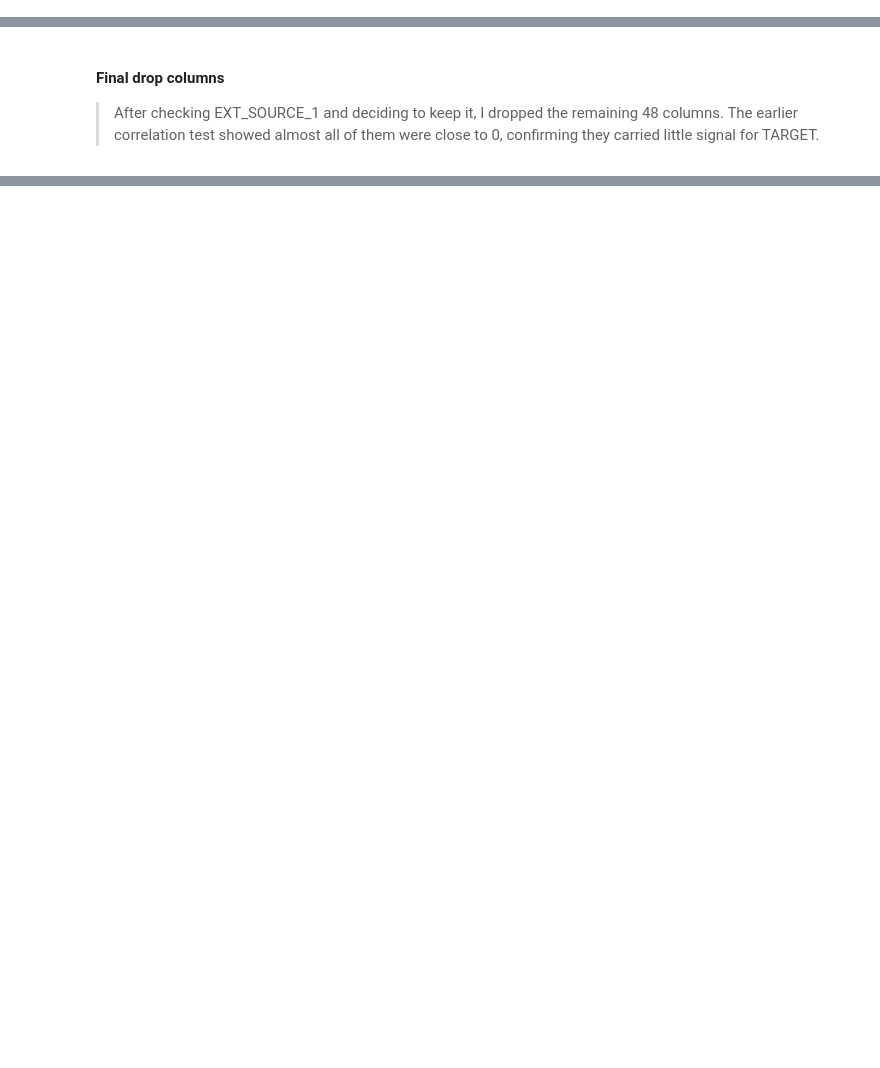
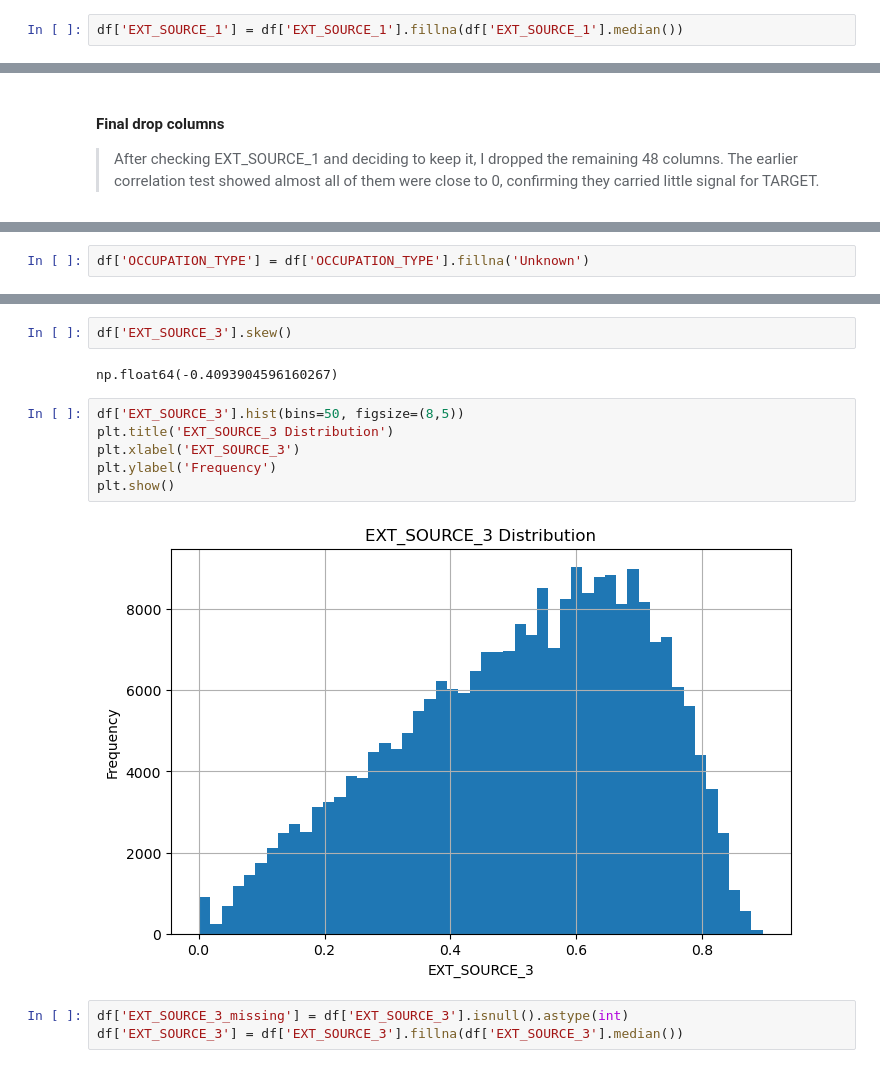
Before and after one commit to edgarordonezz/loan-default-predictor, a Jupyter notebook: load_default_eda_training.ipynb, the cells around one changed output, grey strips where cells are left out. Drawn from its saved outputs; the diff is of its cells as text; blank space fills up the shorter version.

```diff
--- a/load_default_eda_training.ipynb
+++ b/load_default_eda_training.ipynb
@@ -348,0 +338,2 @@ Name: TARGET, dtype: float64
+# %%
+df['EXT_SOURCE_1'] = df['EXT_SOURCE_1'].fillna(df['EXT_SOURCE_1'].median())
@@ -440,0 +525,2 @@ df.head()
+# %%
+df['OCCUPATION_TYPE'] = df['OCCUPATION_TYPE'].fillna('Unknown')
@@ -440,0 +573,15 @@ df.head()
+# %%
+df['EXT_SOURCE_3'].skew()
+# %% [output]
+np.float64(-0.4093904596160267)
+# %%
+df['EXT_SOURCE_3'].hist(bins=50, figsize=(8,5))
+plt.title('EXT_SOURCE_3 Distribution')
+plt.xlabel('EXT_SOURCE_3')
+plt.ylabel('Frequency')
+plt.show()
+# %% [output]
+[figure, added]
+# %%
+df['EXT_SOURCE_3_missing'] = df['EXT_SOURCE_3'].isnull().astype(int)
+df['EXT_SOURCE_3'] = df['EXT_SOURCE_3'].fillna(df['EXT_SOURCE_3'].median())
```
Also changed, not shown: parts of 72 cells of this notebook.
